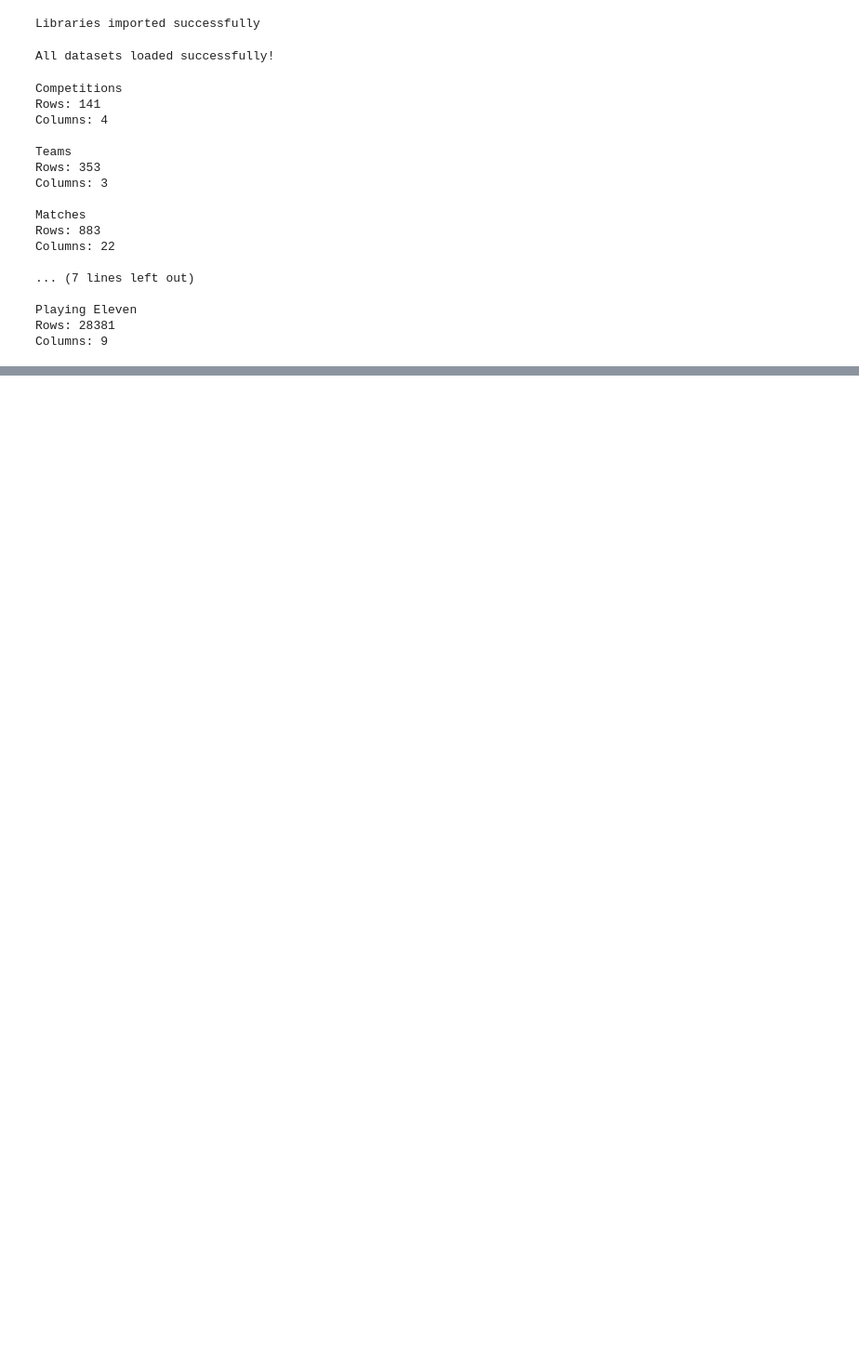
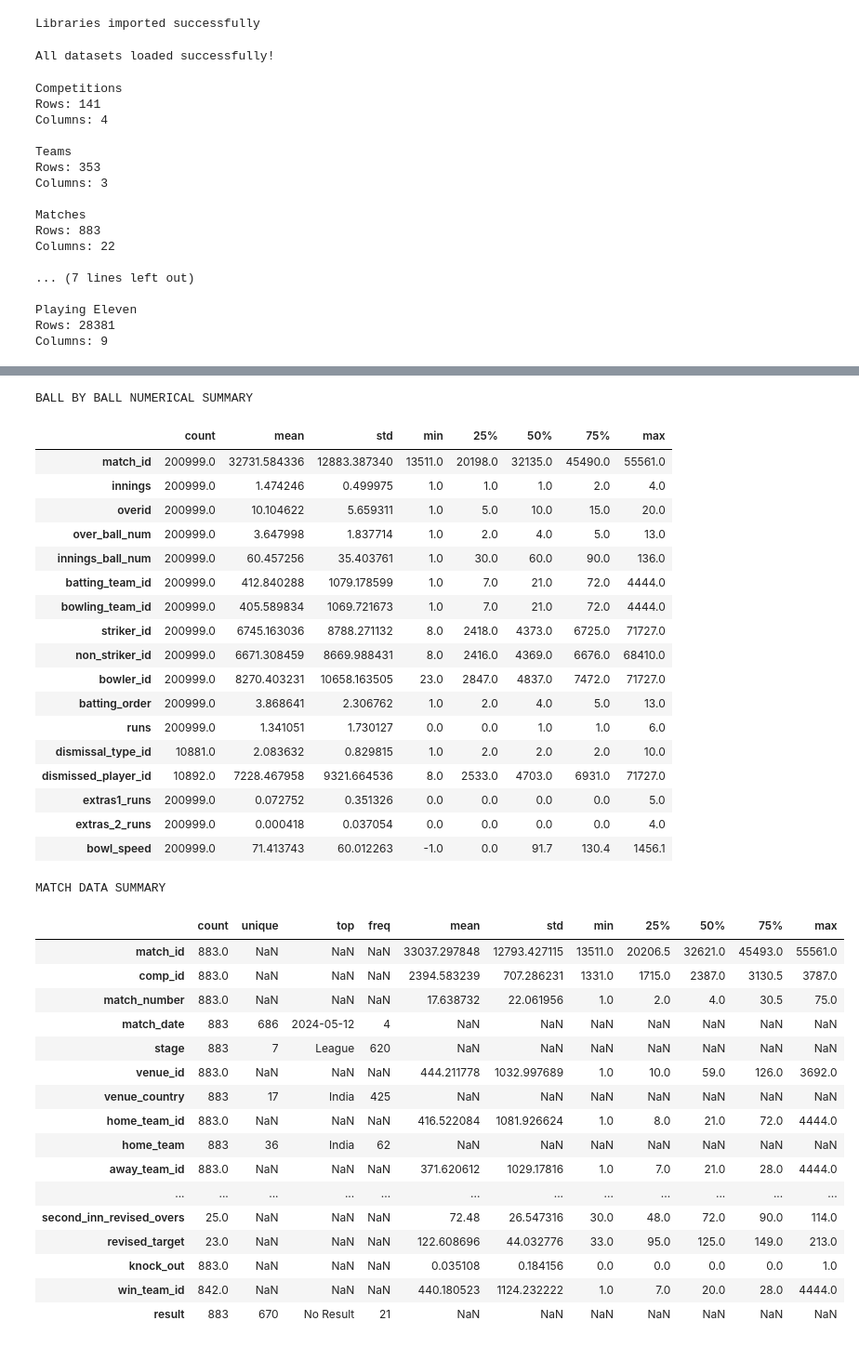
Before and after one commit to Dhanushsj12/SupeRR-Selector-Pressure-Analysis, a Jupyter notebook: notebooks/01_data_understanding.ipynb, the cells around one changed output, grey strips where cells are left out. Shown at 93% size. Drawn from its saved outputs; the diff is of its cells as text; code cells hidden in the pictures; blank space fills up the shorter version.

Commit message:
Complete data audit and cleaning investigation

```diff
--- a/notebooks/01_data_understanding.ipynb
+++ b/notebooks/01_data_understanding.ipynb
@@ -79,0 +176,51 @@ Columns: 9
+# %%
+
+print("BALL BY BALL NUMERICAL SUMMARY")
+
+display(
+    ball_by_ball.describe().T
+)
+
+print("\nMATCH DATA SUMMARY")
+
+display(
+    matches.describe(include="all").T
+)
+# %% [output]
+BALL BY BALL NUMERICAL SUMMARY
+|  | count | mean | std | min | 25% | 50% | 75% | max |
+| match_id | 200999.0 | 32731.584336 | 12883.387340 | 13511.0 | 20198.0 | 32135.0 | 45490.0 | 55561.0 |
+| innings | 200999.0 | 1.474246 | 0.499975 | 1.0 | 1.0 | 1.0 | 2.0 | 4.0 |
+| overid | 200999.0 | 10.104622 | 5.659311 | 1.0 | 5.0 | 10.0 | 15.0 | 20.0 |
+| over_ball_num | 200999.0 | 3.647998 | 1.837714 | 1.0 | 2.0 | 4.0 | 5.0 | 13.0 |
+| innings_ball_num | 200999.0 | 60.457256 | 35.403761 | 1.0 | 30.0 | 60.0 | 90.0 | 136.0 |
+| batting_team_id | 200999.0 | 412.840288 | 1079.178599 | 1.0 | 7.0 | 21.0 | 72.0 | 4444.0 |
+| bowling_team_id | 200999.0 | 405.589834 | 1069.721673 | 1.0 | 7.0 | 21.0 | 72.0 | 4444.0 |
+| striker_id | 200999.0 | 6745.163036 | 8788.271132 | 8.0 | 2418.0 | 4373.0 | 6725.0 | 71727.0 |
+| non_striker_id | 200999.0 | 6671.308459 | 8669.988431 | 8.0 | 2416.0 | 4369.0 | 6676.0 | 68410.0 |
+| bowler_id | 200999.0 | 8270.403231 | 10658.163505 | 23.0 | 2847.0 | 4837.0 | 7472.0 | 71727.0 |
+| batting_order | 200999.0 | 3.868641 | 2.306762 | 1.0 | 2.0 | 4.0 | 5.0 | 13.0 |
+| runs | 200999.0 | 1.341051 | 1.730127 | 0.0 | 0.0 | 1.0 | 1.0 | 6.0 |
+| dismissal_type_id | 10881.0 | 2.083632 | 0.829815 | 1.0 | 2.0 | 2.0 | 2.0 | 10.0 |
+| dismissed_player_id | 10892.0 | 7228.467958 | 9321.664536 | 8.0 | 2533.0 | 4703.0 | 6931.0 | 71727.0 |
+| extras1_runs | 200999.0 | 0.072752 | 0.351326 | 0.0 | 0.0 | 0.0 | 0.0 | 5.0 |
+| extras_2_runs | 200999.0 | 0.000418 | 0.037054 | 0.0 | 0.0 | 0.0 | 0.0 | 4.0 |
+| bowl_speed | 200999.0 | 71.413743 | 60.012263 | -1.0 | 0.0 | 91.7 | 130.4 | 1456.1 |
+MATCH DATA SUMMARY
+|  | count | unique | top | freq | mean | std | min | 25% | 50% | 75% | max |
+| match_id | 883.0 | NaN | NaN | NaN | 33037.297848 | 12793.427115 | 13511.0 | 20206.5 | 32621.0 | 45493.0 | 55561.0 |
+| comp_id | 883.0 | NaN | NaN | NaN | 2394.583239 | 707.286231 | 1331.0 | 1715.0 | 2387.0 | 3130.5 | 3787.0 |
+| match_number | 883.0 | NaN | NaN | NaN | 17.638732 | 22.061956 | 1.0 | 2.0 | 4.0 | 30.5 | 75.0 |
+| match_date | 883 | 686 | 2024-05-12 | 4 | NaN | NaN | NaN | NaN | NaN | NaN | NaN |
+| stage | 883 | 7 | League | 620 | NaN | NaN | NaN | NaN | NaN | NaN | NaN |
+| venue_id | 883.0 | NaN | NaN | NaN | 444.211778 | 1032.997689 | 1.0 | 10.0 | 59.0 | 126.0 | 3692.0 |
+| venue_country | 883 | 17 | India | 425 | NaN | NaN | NaN | NaN | NaN | NaN | NaN |
+| home_team_id | 883.0 | NaN | NaN | NaN | 416.522084 | 1081.926624 | 1.0 | 8.0 | 21.0 | 72.0 | 4444.0 |
+| home_team | 883 | 36 | India | 62 | NaN | NaN | NaN | NaN | NaN | NaN | NaN |
+| away_team_id | 883.0 | NaN | NaN | NaN | 371.620612 | 1029.17816 | 1.0 | 7.0 | 21.0 | 28.0 | 4444.0 |
+| ... | ... | ... | ... | ... | ... | ... | ... | ... | ... | ... | ... |
+| second_inn_revised_overs | 25.0 | NaN | NaN | NaN | 72.48 | 26.547316 | 30.0 | 48.0 | 72.0 | 90.0 | 114.0 |
+| revised_target | 23.0 | NaN | NaN | NaN | 122.608696 | 44.032776 | 33.0 | 95.0 | 125.0 | 149.0 | 213.0 |
+| knock_out | 883.0 | NaN | NaN | NaN | 0.035108 | 0.184156 | 0.0 | 0.0 | 0.0 | 0.0 | 1.0 |
+| win_team_id | 842.0 | NaN | NaN | NaN | 440.180523 | 1124.232222 | 1.0 | 7.0 | 20.0 | 28.0 | 4444.0 |
+| result | 883 | 670 | No Result | 21 | NaN | NaN | NaN | NaN | NaN | NaN | NaN |
```
Also changed, not shown: parts of 2 cells of this notebook, 18 other files.
